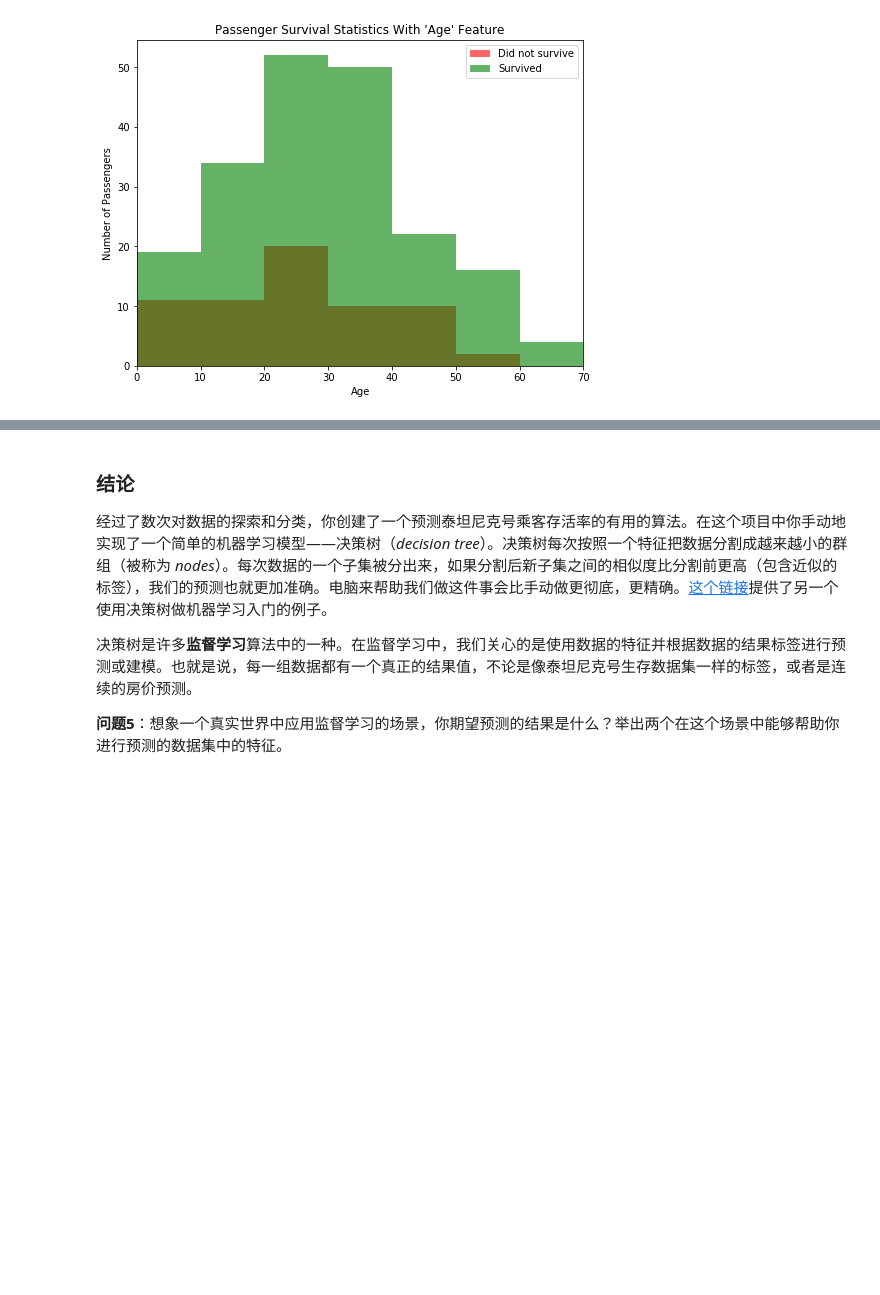
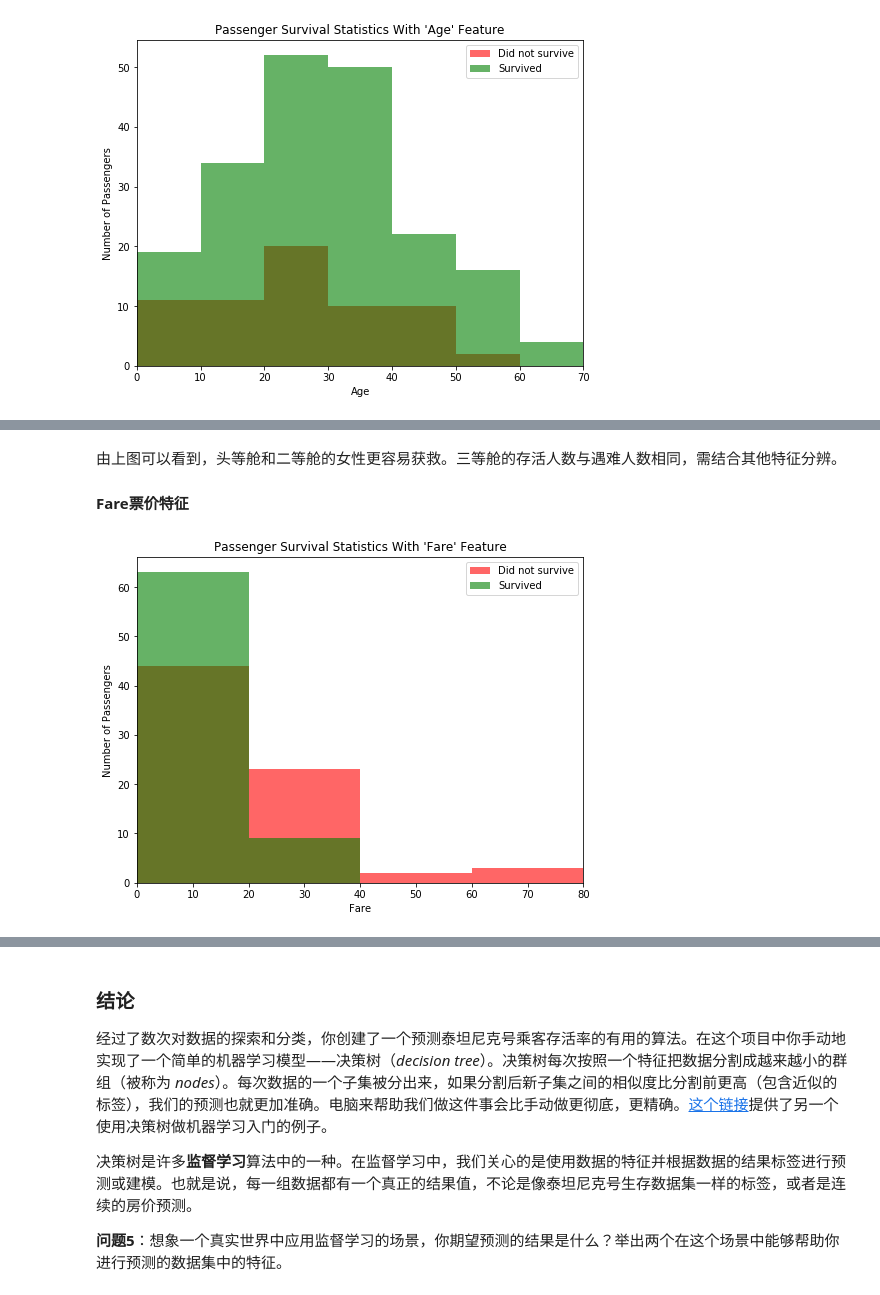
Before and after one commit to kython/Machine_Learning_Nanodegree, a Jupyter notebook: titanic_survival_exploration/titanic_survival_exploration.ipynb, the cells around one changed output, grey strips where cells are left out. Drawn from its saved outputs; the diff is of its cells as text; code cells hidden in the pictures; blank space fills up the shorter version.

```diff
--- a/titanic_survival_exploration/titanic_survival_exploration.ipynb
+++ b/titanic_survival_exploration/titanic_survival_exploration.ipynb
@@ -420,0 +428,8 @@ survival_stats(data, outcomes, 'Age', ["Sex == 'female'"])
+# %% [markdown]
+由上图可以看到，头等舱和二等舱的女性更容易获救。三等舱的存活人数与遇难人数相同，需结合其他特征分辨。
+
+#### Fare票价特征
+# %%
+survival_stats(data, outcomes, 'Fare', ["Sex == 'female'", "Pclass == 3"])
+# %% [output]
+[figure, added]
```
Also changed, not shown: parts of 13 cells of this notebook, 1 other file.
